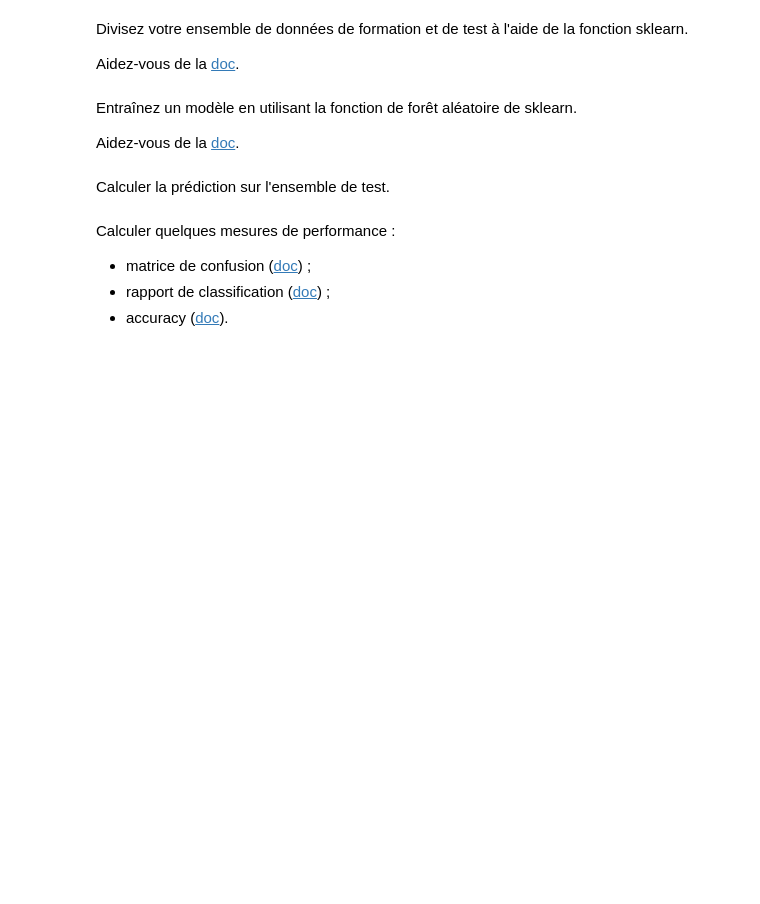
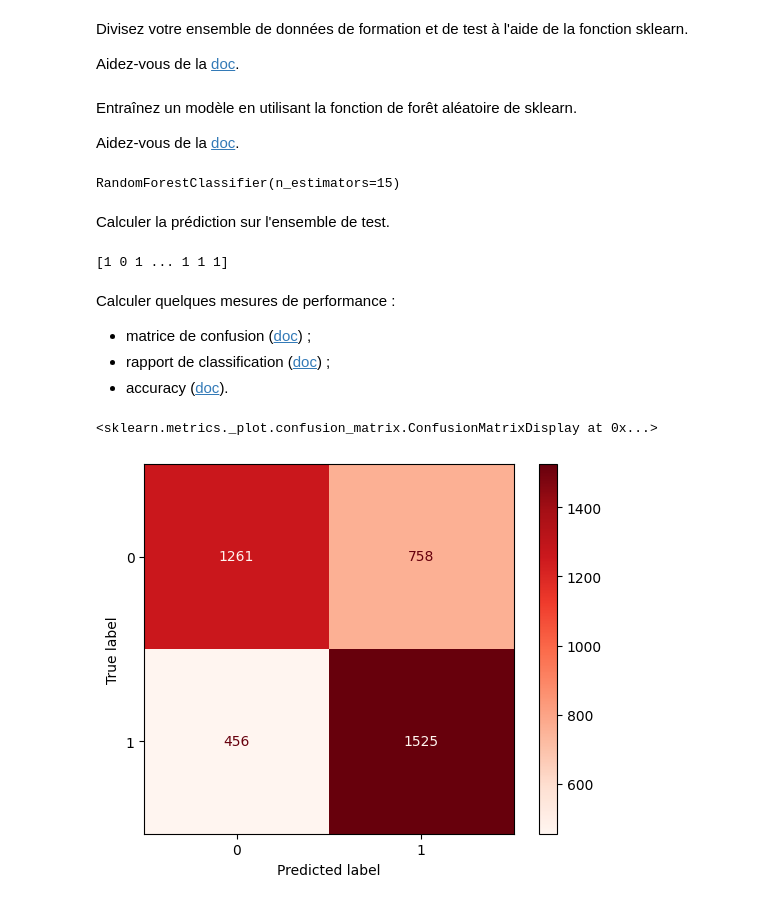
Before and after one commit to Neloxe/nlp-course, a Jupyter notebook: Sentiment_analysis_exercice.ipynb, the cells around one changed output. Saved outputs shown, nothing was run; the diff lists cells and outputs as text; code cells hidden in the pictures; blank space fills up the shorter version.

```diff
--- a/Sentiment_analysis_exercice.ipynb
+++ b/Sentiment_analysis_exercice.ipynb
@@ -524,0 +581,5 @@ X = None
+# %%
+tfIdfVectorizer = TfidfVectorizer()
+X = tfIdfVectorizer.fit_transform(tweets)
+
+print(X)
@@ -527,16 +606,19 @@ Divisez votre ensemble de données de formation et de test à l'aide de la fonct
 
 Aidez-vous de la [doc](https://scikit-learn.org/stable/modules/generated/sklearn.model_selection.train_test_split.html).
 # %%
-X_train, X_test, y_train, y_test = None
+X_train, X_test, y_train, y_test = train_test_split(X, y, test_size=0.2, random_state=42)
 # %% [markdown]
 Entraînez un modèle en utilisant la fonction de forêt aléatoire de sklearn.
 
 Aidez-vous de la [doc](https://scikit-learn.org/stable/modules/generated/sklearn.ensemble.RandomForestClassifier.html).
 # %%
 # Use only 15 estimator to save your ram
-text_classifier = None
+
+text_classifier = RandomForestClassifier(n_estimators=15)
 
 # fit
-None
+text_classifier.fit(X_train, y_train)
+# %% [output]
+RandomForestClassifier(n_estimators=15)
 # %% [markdown]
 Calculer la prédiction sur l'ensemble de test.
@@ -545,3 +625,9 @@ predictions = None
+# %%
+y_pred = text_classifier.predict(X_test)
+
+print(y_pred)
+# %% [output]
+[1 0 1 ... 1 1 1]
 # %% [markdown]
 Calculer quelques mesures de performance :
 - matrice de confusion ([doc](https://scikit-learn.org/stable/modules/generated/sklearn.metrics.confusion_matrix.html)) ;
@@ -555,0 +636,14 @@ None
+# %%
+conf = confusion_matrix(y_test, y_pred)
+
+class_report = classification_report(y_test, y_pred)
+
+acc = accuracy_score(y_test, y_pred)
+
+# Plot confusion matrix
+from sklearn.metrics import ConfusionMatrixDisplay
+
+ConfusionMatrixDisplay(conf).plot(cmap='Reds')
+# %% [output]
+<sklearn.metrics._plot.confusion_matrix.ConfusionMatrixDisplay at 0x...>
+[figure, added]
```
Also changed, not shown: parts of 15 cells of this notebook.
